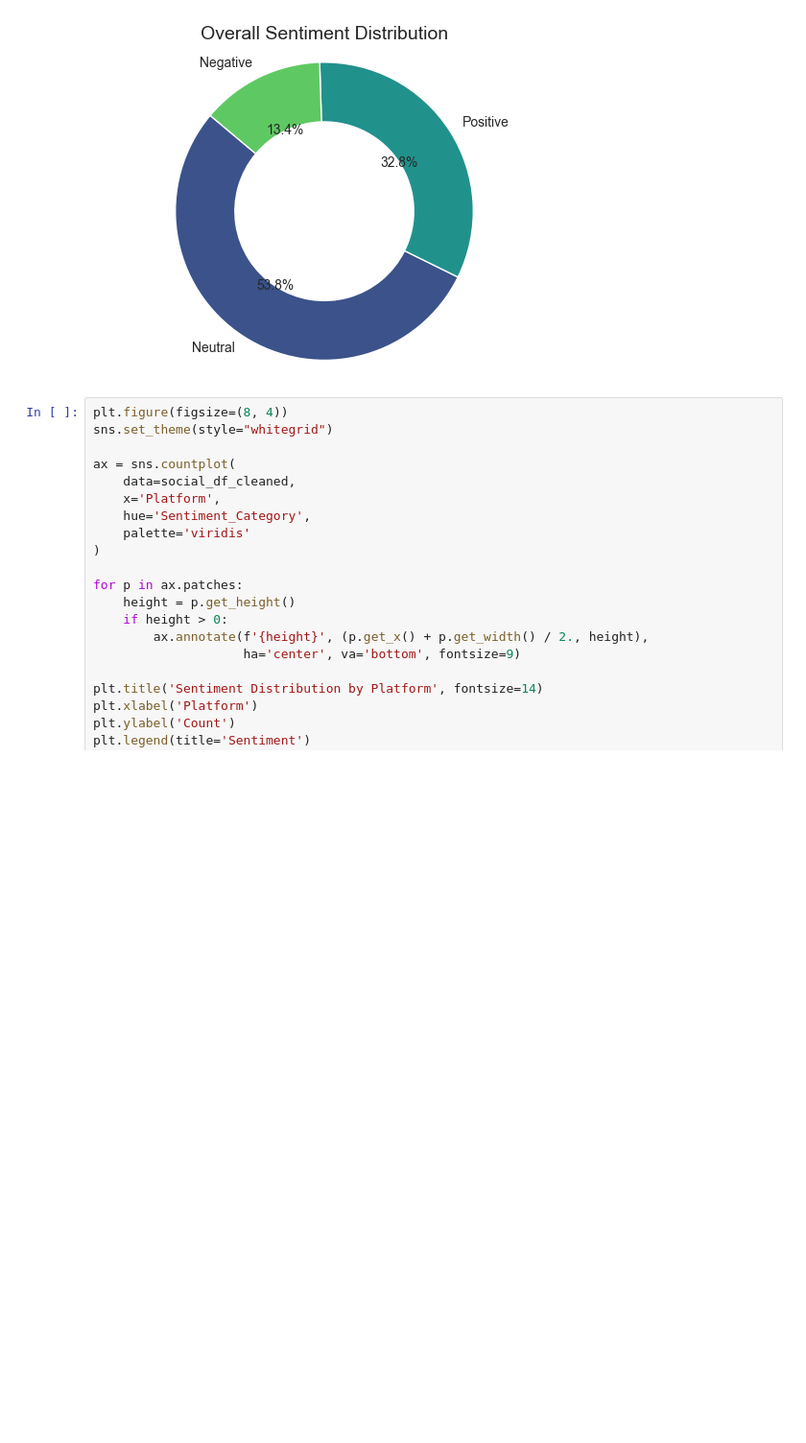
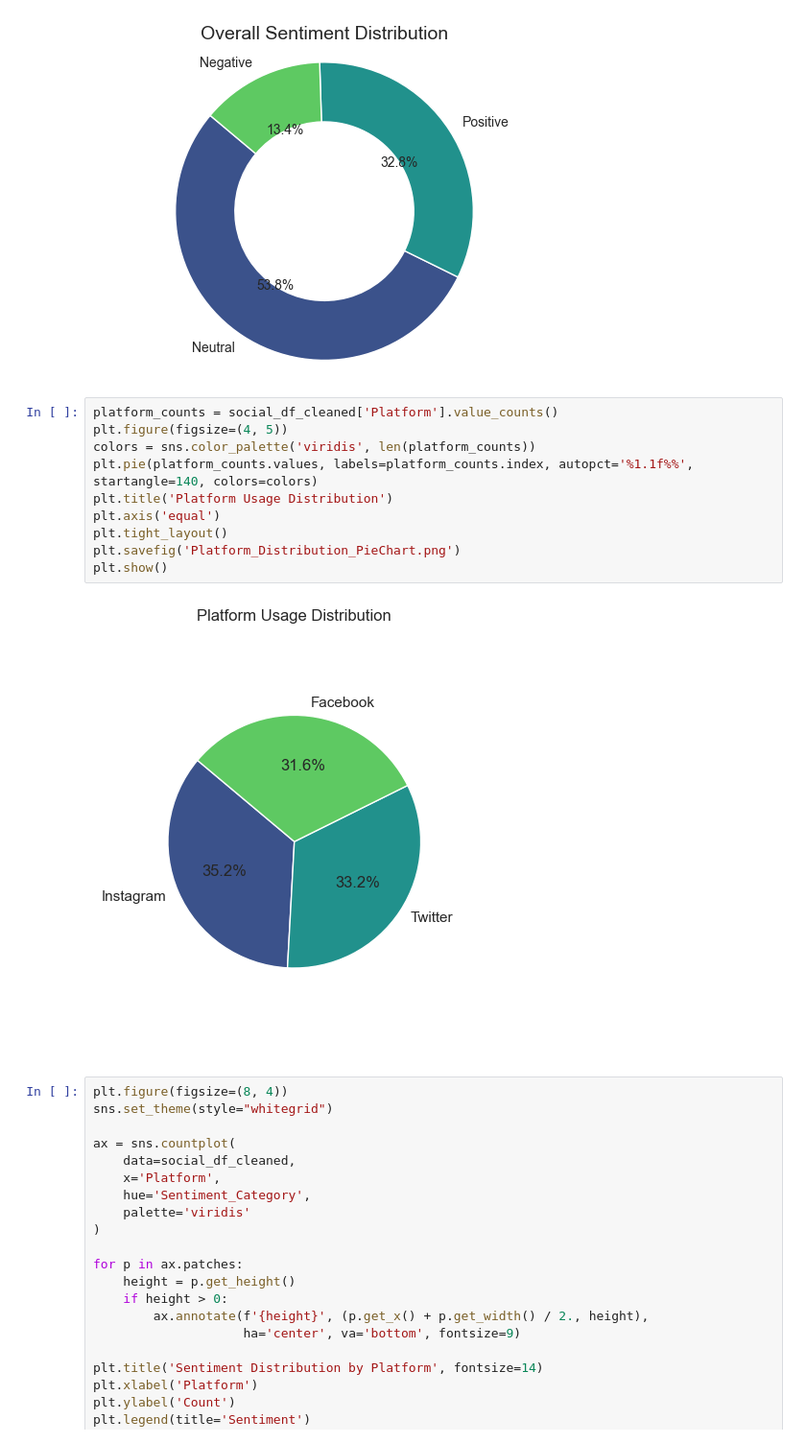
Before and after one commit to Kennerdol/FUTURE_DS_01, a Jupyter notebook: Future_DS_01_Social_Media_Sentiments_Analysis.ipynb, the cells around one changed output. Shown at 96% size. Saved outputs shown, nothing was run; the diff lists cells and outputs as text; blank space fills up the shorter version.

```diff
--- a/Future_DS_01_Social_Media_Sentiments_Analysis.ipynb
+++ b/Future_DS_01_Social_Media_Sentiments_Analysis.ipynb
@@ -128,6 +128,18 @@ plt.savefig('Sentiment_Distribution_DonutChart.png')
 plt.show()
 # %% [output]
 [figure]
+# %%
+platform_counts = social_df_cleaned['Platform'].value_counts()
+plt.figure(figsize=(4, 5))
+colors = sns.color_palette('viridis', len(platform_counts))
+plt.pie(platform_counts.values, labels=platform_counts.index, autopct='%1.1f%%', startangle=140, colors=colors)
+plt.title('Platform Usage Distribution')
+plt.axis('equal')
+plt.tight_layout()
+plt.savefig('Platform_Distribution_PieChart.png')
+plt.show()
+# %% [output]
+[figure, added]
 # %%
 plt.figure(figsize=(8, 4))
 sns.set_theme(style="whitegrid")
```
Also changed, not shown: 2 other files.
